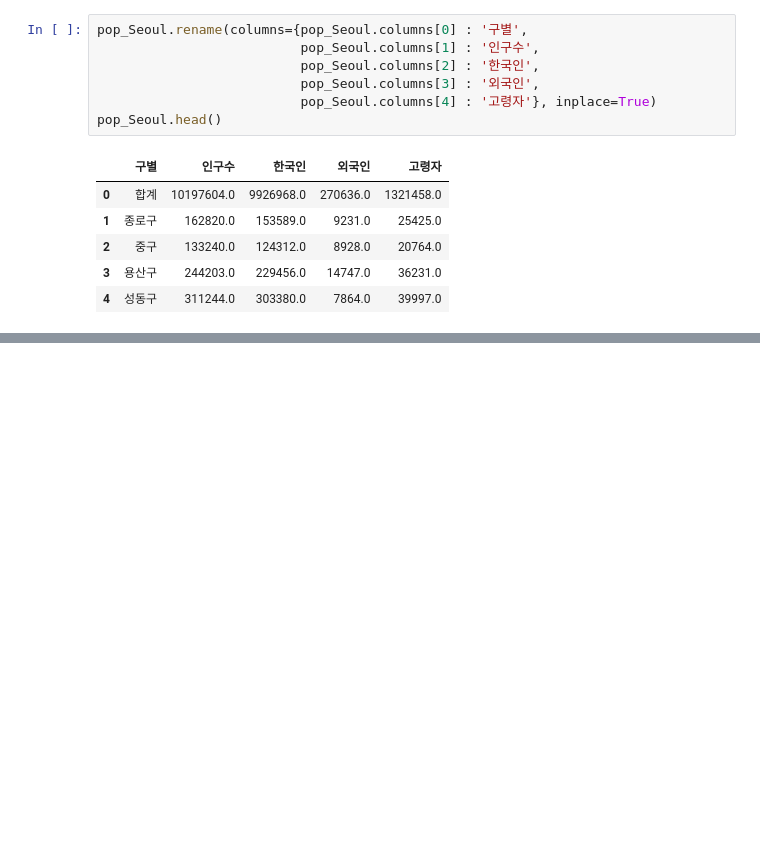
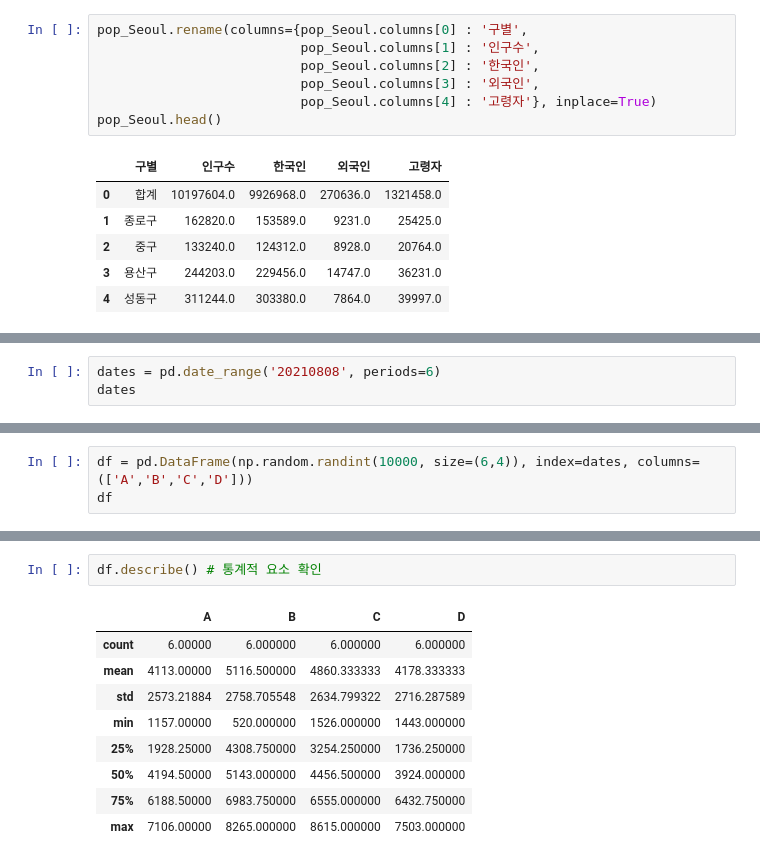
Before and after one commit to kojh0111/DataScience_Practice, a Jupyter notebook: source_code/Untitled.ipynb, the cells around one changed output, grey strips where cells are left out. Cells and saved outputs as stored; diff of their text form; blank space fills up the shorter version.

```diff
--- a/source_code/Untitled.ipynb
+++ b/source_code/Untitled.ipynb
@@ -66,0 +82,3 @@ pop_Seoul.head()
+# %%
+dates = pd.date_range('20210808', periods=6)
+dates
@@ -66,0 +89,3 @@ pop_Seoul.head()
+# %%
+df = pd.DataFrame(np.random.randint(10000, size=(6,4)), index=dates, columns=(['A','B','C','D']))
+df
@@ -66,0 +141,12 @@ pop_Seoul.head()
+# %%
+df.describe() # 통계적 요소 확인
+# %% [output]
+|  | A | B | C | D |
+| count | 6.00000 | 6.000000 | 6.000000 | 6.000000 |
+| mean | 4113.00000 | 5116.500000 | 4860.333333 | 4178.333333 |
+| std | 2573.21884 | 2758.705548 | 2634.799322 | 2716.287589 |
+| min | 1157.00000 | 520.000000 | 1526.000000 | 1443.000000 |
+| 25% | 1928.25000 | 4308.750000 | 3254.250000 | 1736.250000 |
+| 50% | 4194.50000 | 5143.000000 | 4456.500000 | 3924.000000 |
+| 75% | 6188.50000 | 6983.750000 | 6555.000000 | 6432.750000 |
+| max | 7106.00000 | 8265.000000 | 8615.000000 | 7503.000000 |
```
Also changed, not shown: parts of 31 cells of this notebook.
